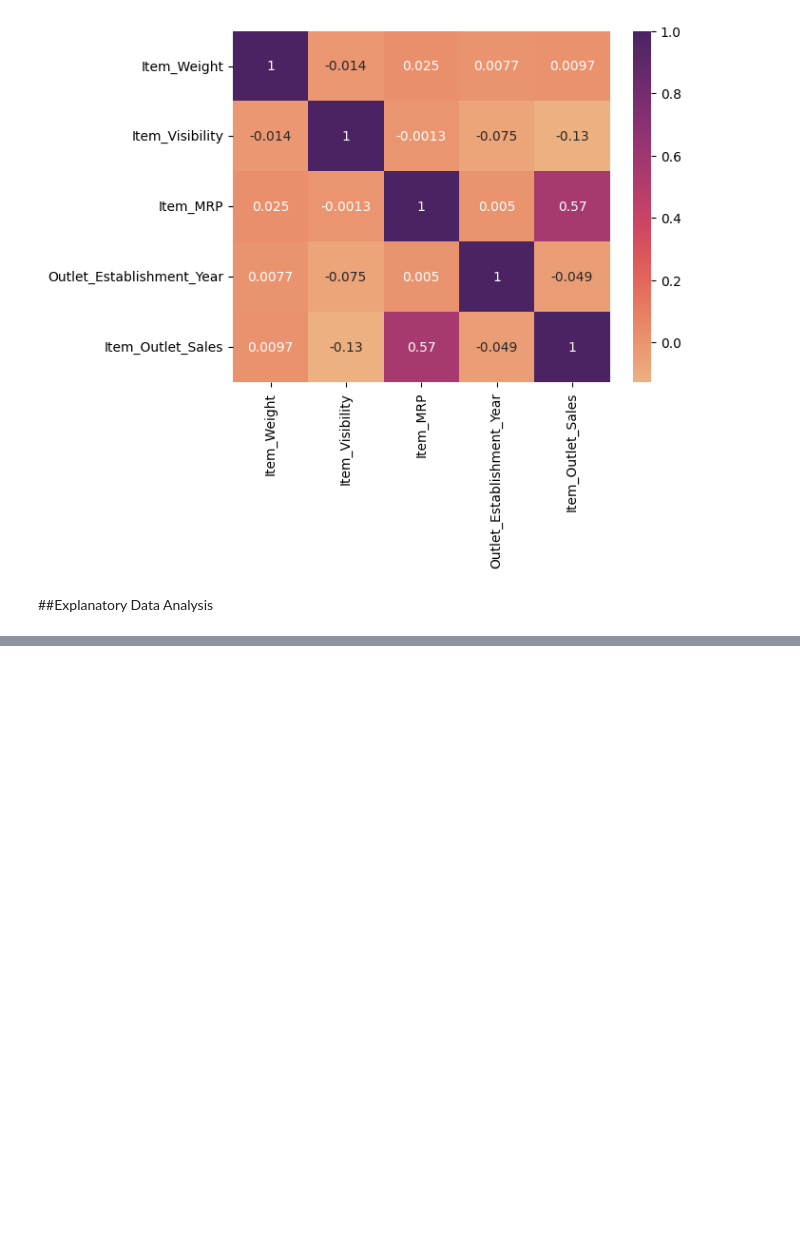
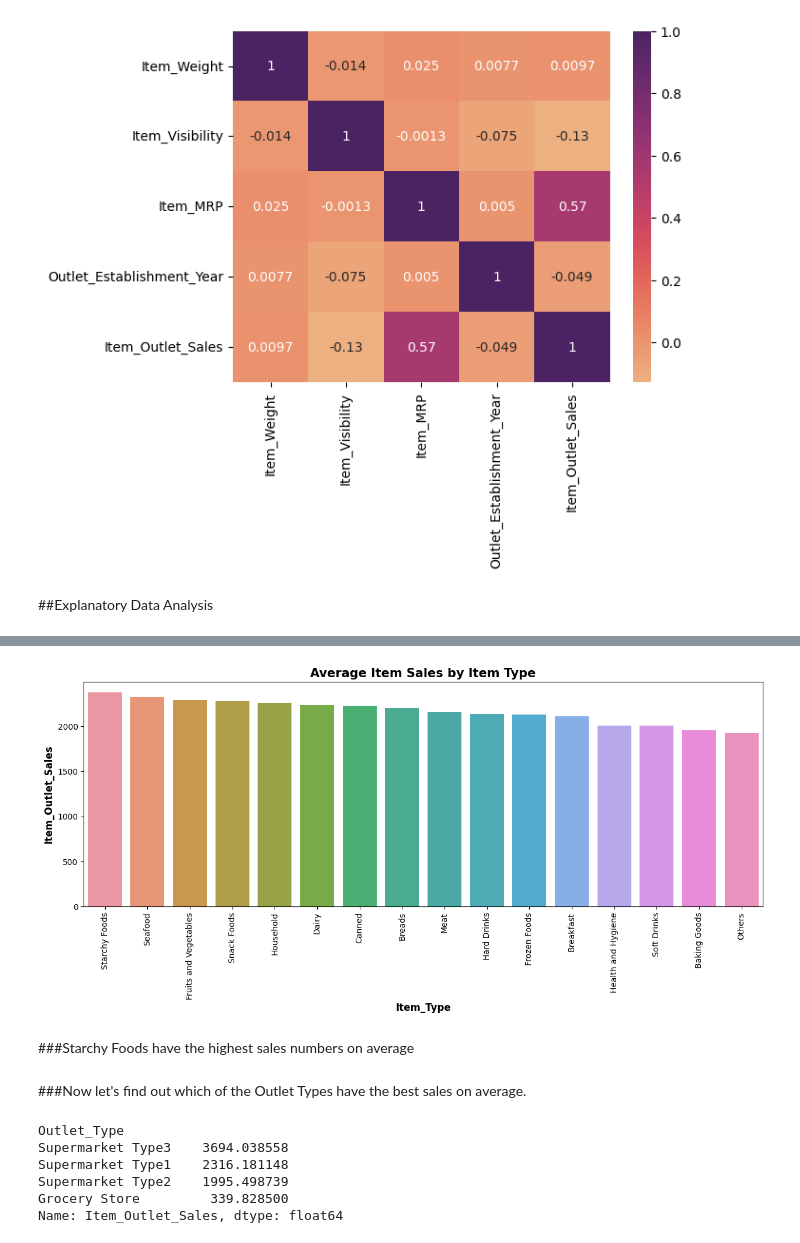
Before and after one commit to GregoryL12/Prediction-of-Product-Sales, a Jupyter notebook: Prediction_of_Product_Sales.ipynb, the cells around one changed output, grey strips where cells are left out. Drawn from its saved outputs; the diff is of its cells as text; code cells hidden in the pictures; blank space fills up the shorter version.

```diff
--- a/Prediction_of_Product_Sales.ipynb
+++ b/Prediction_of_Product_Sales.ipynb
@@ -224,0 +269,3 @@ sns.heatmap(corr, cmap = 'flare', annot = True);
+# %%
+i_sales = df.groupby('Item_Type')['Item_Outlet_Sales'].mean().sort_values(ascending=False)
+i_sales
@@ -224,0 +291,25 @@ sns.heatmap(corr, cmap = 'flare', annot = True);
+# %%
+from matplotlib.ticker import FuncFormatter
+fig, ax = plt.subplots(figsize=(15,5))
+
+ax = sns.barplot(data=df,x='Item_Type', y = 'Item_Outlet_Sales', order = i_sales.index, ci = None)
+plt.xticks(rotation = 90)
+ax.set_title('Average Item Sales by Item Type', fontsize = 15, fontweight = 'bold');
+ax.set_xlabel('Item_Type', fontsize = 12, fontweight = 'bold')
+ax.set_ylabel('Item_Outlet_Sales', fontsize = 12, fontweight = 'bold');
+# %% [output]
+[figure, added]
+# %% [markdown]
+###Starchy Foods have the highest sales numbers on average
+# %% [markdown]
+###Now let's find out which of the Outlet Types have the best sales on average.
+# %%
+out_sales = df.groupby('Outlet_Type')['Item_Outlet_Sales'].mean().sort_values(ascending=False)
+out_sales
+# %% [output]
+Outlet_Type
+Supermarket Type3    3694.038558
+Supermarket Type1    2316.181148
+Supermarket Type2    1995.498739
+Grocery Store         339.828500
+Name: Item_Outlet_Sales, dtype: float64
```
Also changed, not shown: parts of 8 cells of this notebook.
